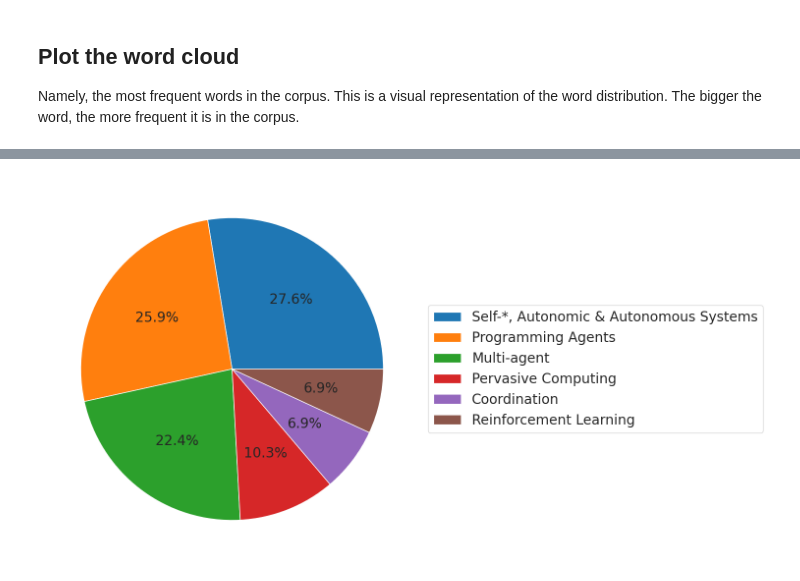
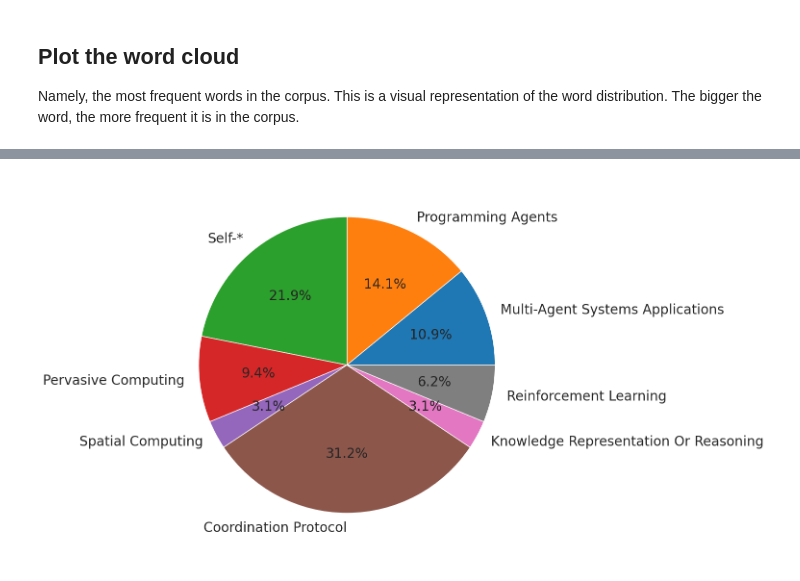
Before and after one commit to cric96/experiments-2024-chapter-woa-literature-analysis, a Jupyter notebook: notebook.ipynb, the cells around one changed output, grey strips where cells are left out. Saved outputs shown, nothing was run; the diff lists cells and outputs as text; code cells hidden in the pictures.

```diff
--- a/notebook.ipynb
+++ b/notebook.ipynb
@@ -141,4 +154,0 @@ Topic 4: ['goal', 'logic', 'bdi', 'learning', 'actions']
-# %%
-litstudy.plot_topic_clouds(topic_model, ncols=2)
-plt.rcParams.update({'font.size': 14})
-plt.savefig("images/topic_clouds.pdf")
@@ -172,22 +179,0 @@ plt.savefig("images/wordcloud.pdf")
-# %%
-from bertopic import BERTopic
-from bertopic.representation import KeyBERTInspired
-zeroshot_topic_list = ["Multi-agent", "Pervasive Computing", "Spatial", "Reinforcement Learning", "Programming Agents", "Coordination"]
-
-# We fit our model using the zero-shot topics
-# and we define a minimum similarity. For each document,
-# if the similarity does not exceed that value, it will be used
-# for clustering instead.
-topic_model = BERTopic(
-    embedding_model="thenlper/gte-small",
-    min_topic_size=3,
-    zeroshot_topic_list=zeroshot_topic_list,
-    zeroshot_min_similarity=.85,
-    representation_model=KeyBERTInspired()
-)
-
-docs = []
-
-for paper in lit_study_compatible:
-    docs.append(paper.title + " " + paper.abstract)
-topics, probs = topic_model.fit_transform(docs)
@@ -221,17 +240,13 @@ def topicMap(topic_id):
 # %%
 plt.rcParams.update({'font.size': 20})
 plt.rcParams['figure.figsize'] = (25, 10)
 # pie chart based on the topics
-topics_render = [topicMap(topic) for topic in topics]
-topics_series = pd.Series(topics_render)
-topics_series = topics_series.value_counts()
-topics_series.plot.pie(autopct="%.1f%%", labels = ["" for i in topics_series.index])
-# remove axis
-plt.axis('off')
-# put name as legend
-plt.legend(topics_series.index, loc="center left", bbox_to_anchor=(1, 0, 0.5, 1))
-# remove name of the pie chart
-
+topics_count = {}
+for topic in topics:
+    if topic not in topics_count:
+        topics_count[topic] = 0
+    topics_count[topic] += 1
+plt.pie(topics_count.values(), labels=topics_count.keys(), autopct='%1.1f%%')
 plt.savefig("images/topics_pie.pdf")
 # %% [output]
-[figure, old version]
+[figure, new version]
```
Also changed, not shown: parts of 23 cells of this notebook, 9 other files.
